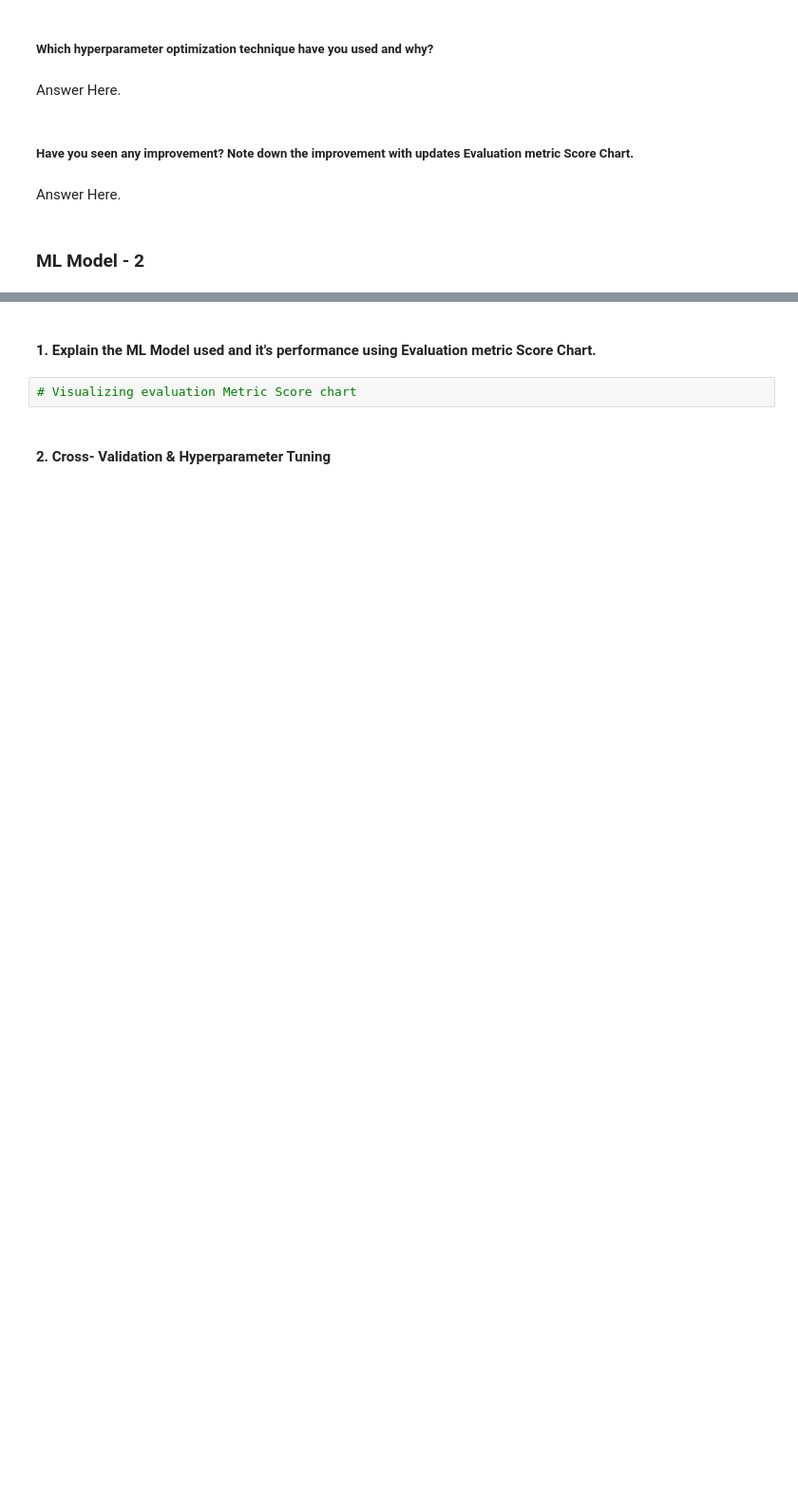
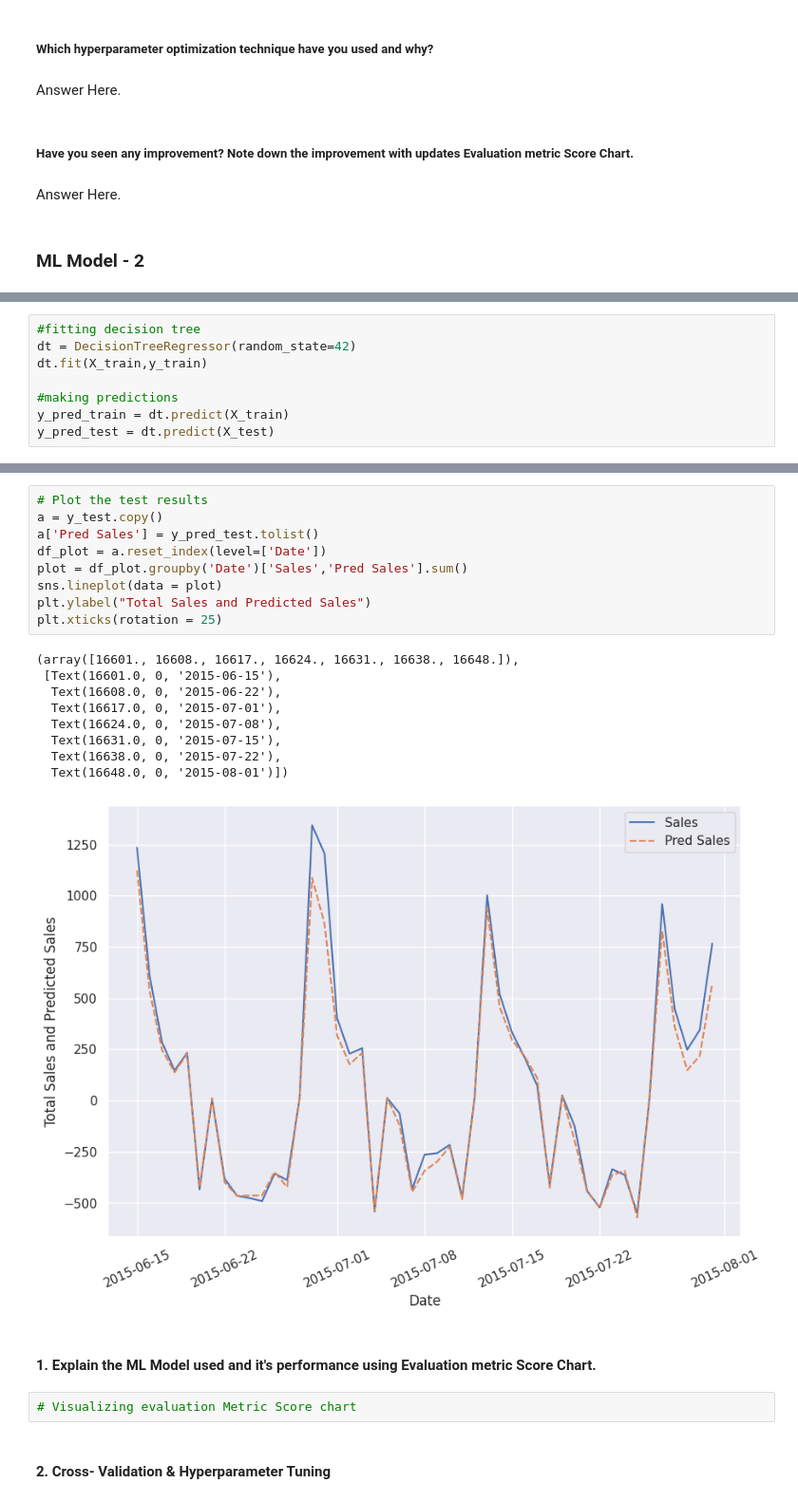
Before and after one commit to theuttammishra/Retail-Sales, a Jupyter notebook: Retail_sales_prediction.ipynb, the cells around one changed output, grey strips where cells are left out. Shown at 95% size. Saved outputs shown, nothing was run; the diff lists cells and outputs as text; blank space fills up the shorter version.

```diff
--- a/Retail_sales_prediction.ipynb
+++ b/Retail_sales_prediction.ipynb
@@ -1307,0 +1348,8 @@ Answer Here.
+# %%
+#fitting decision tree
+dt = DecisionTreeRegressor(random_state=42)
+dt.fit(X_train,y_train)
+
+#making predictions
+y_pred_train = dt.predict(X_train)
+y_pred_test = dt.predict(X_test)
@@ -1308,3 +1405,22 @@ Answer Here.
+# %%
+# Plot the test results
+a = y_test.copy()
+a['Pred Sales'] = y_pred_test.tolist()
+df_plot = a.reset_index(level=['Date'])
+plot = df_plot.groupby('Date')['Sales','Pred Sales'].sum()
+sns.lineplot(data = plot)
+plt.ylabel("Total Sales and Predicted Sales")
+plt.xticks(rotation = 25)
+# %% [output]
+(array([16601., 16608., 16617., 16624., 16631., 16638., 16648.]),
+ [Text(16601.0, 0, '2015-06-15'),
+  Text(16608.0, 0, '2015-06-22'),
+  Text(16617.0, 0, '2015-07-01'),
+  Text(16624.0, 0, '2015-07-08'),
+  Text(16631.0, 0, '2015-07-15'),
+  Text(16638.0, 0, '2015-07-22'),
+  Text(16648.0, 0, '2015-08-01')])
+[figure, added]
 # %% [markdown]
 #### 1. Explain the ML Model used and it's performance using Evaluation metric Score Chart.
 # %%
```
Also changed, not shown: parts of 13 cells of this notebook.
